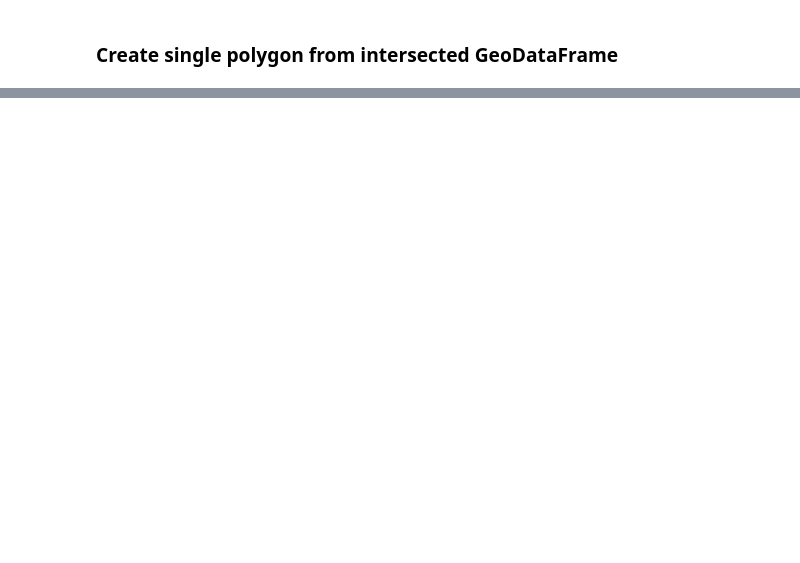
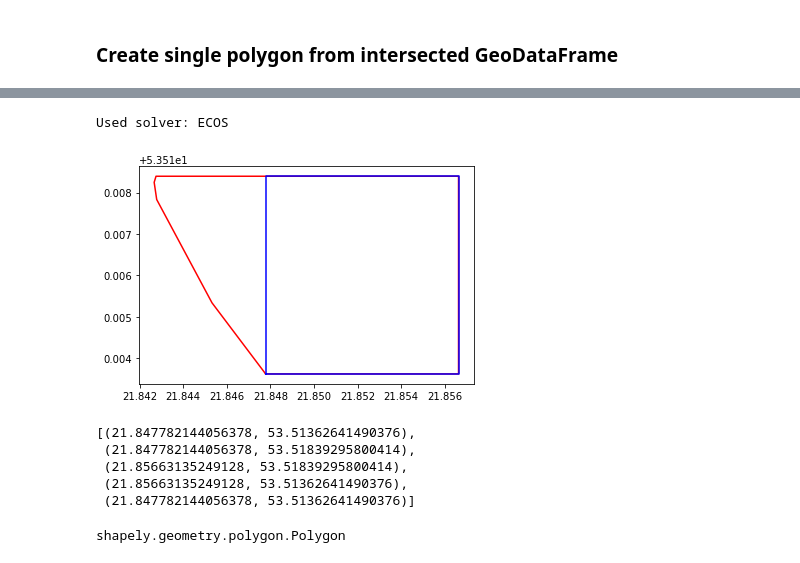
Before and after one commit to dnstankiewicz/OSM_PVfarmPotential, a Jupyter notebook: JupyterNotebooks/Landuse_processing.ipynb, the cells around one changed output, grey strips where cells are left out. Saved outputs shown, nothing was run; the diff lists cells and outputs as text; code cells hidden in the pictures; blank space fills up the shorter version.

```diff
--- a/JupyterNotebooks/Landuse_processing.ipynb
+++ b/JupyterNotebooks/Landuse_processing.ipynb
@@ -131,0 +148,3 @@ ch.bounds
+# %%
+area_convexhull_polygon = area_polygon.convex_hull
+area_convexhull_polygon
@@ -131,0 +285,17 @@ ch.bounds
+# %%
+convexhull_poly_calculated = fit_plot_ranctangle_polygon(area_convexhull_polygon)
+# %% [output]
+Used solver: ECOS
+[figure, added]
+# %%
+list(convexhull_poly_calculated.exterior.coords)
+# %% [output]
+[(21.847782144056378, 53.51362641490376),
+ (21.847782144056378, 53.51839295800414),
+ (21.85663135249128, 53.51839295800414),
+ (21.85663135249128, 53.51362641490376),
+ (21.847782144056378, 53.51362641490376)]
+# %%
+type(convexhull_poly_calculated)
+# %% [output]
+shapely.geometry.polygon.Polygon
```
Also changed, not shown: parts of 122 cells of this notebook.
